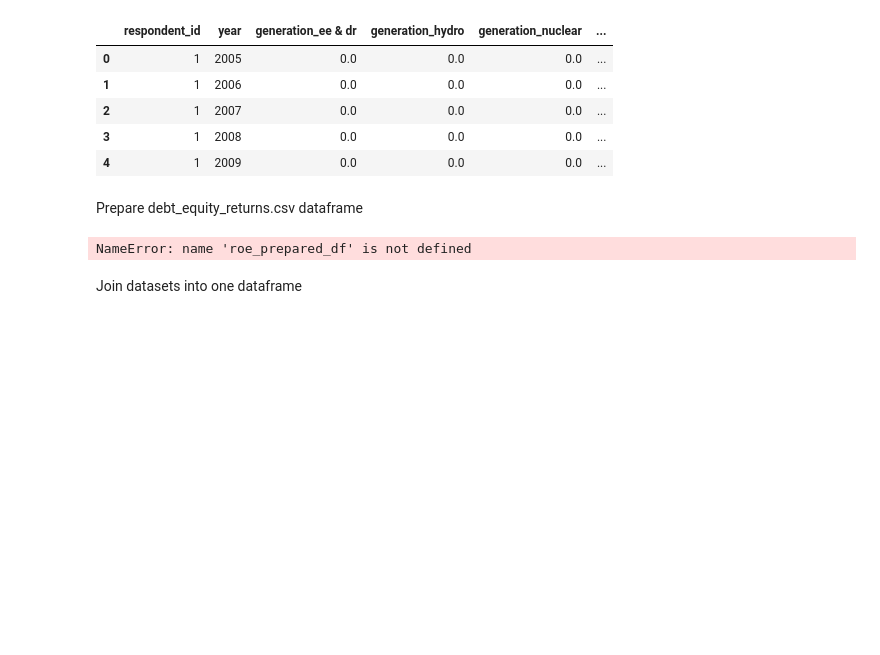
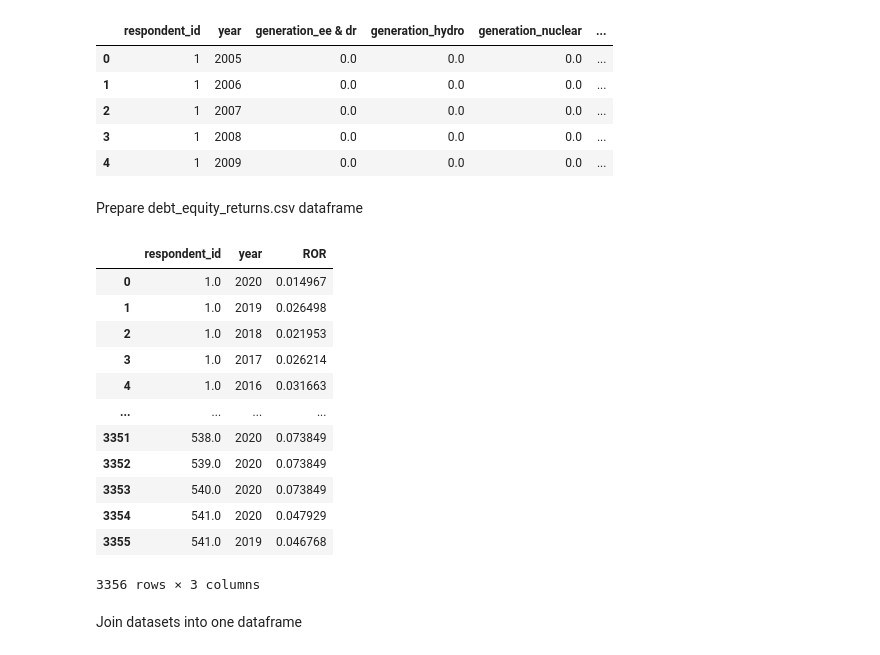
Before and after one commit to 2elle2/rmi-project, a Jupyter notebook: model/02_data_processing.ipynb, the cells around one changed output. Drawn from its saved outputs; the diff is of its cells as text; code cells hidden in the pictures; blank space fills up the shorter version.

```diff
--- a/model/02_data_processing.ipynb
+++ b/model/02_data_processing.ipynb
@@ -401,15 +401,27 @@ Prepare debt_equity_returns.csv dataframe
 # %%
 #make a copy
 ror_prepared_df = ror_df.copy()
 #roe_prepared_df = roe_df.copy()
 ror_prepared_df = ror_prepared_df[['respondent_id','year','ROR']]
 #roe_prepared_df = roe_prepared_df[['respondent_id','year','ROE_actual']]
-roe_prepared_df
-ror_prepared_df=ror_prepared_df.replace([np.inf, -np.inf], np.nan)
-ror_prepared_df = ror_prepared_df.dropna()
+#roe_prepared_df
+#ror_prepared_df=ror_prepared_df.replace([np.inf, -np.inf], np.nan)
+#ror_prepared_df = ror_prepared_df.dropna()
 ror_prepared_df
 # %% [output]
+|  | respondent_id | year | ROR |
+| 0 | 1.0 | 2020 | 0.014967 |
+| 1 | 1.0 | 2019 | 0.026498 |
+| 2 | 1.0 | 2018 | 0.021953 |
+| 3 | 1.0 | 2017 | 0.026214 |
+| 4 | 1.0 | 2016 | 0.031663 |
+| ... | ... | ... | ... |
+| 3351 | 538.0 | 2020 | 0.073849 |
+| 3352 | 539.0 | 2020 | 0.073849 |
+| 3353 | 540.0 | 2020 | 0.073849 |
+| 3354 | 541.0 | 2020 | 0.047929 |
+| 3355 | 541.0 | 2019 | 0.046768 |
-NameError: name 'roe_prepared_df' is not defined
+3356 rows × 3 columns
 # %% [markdown]
 Join datasets into one dataframe
 # %%
```
